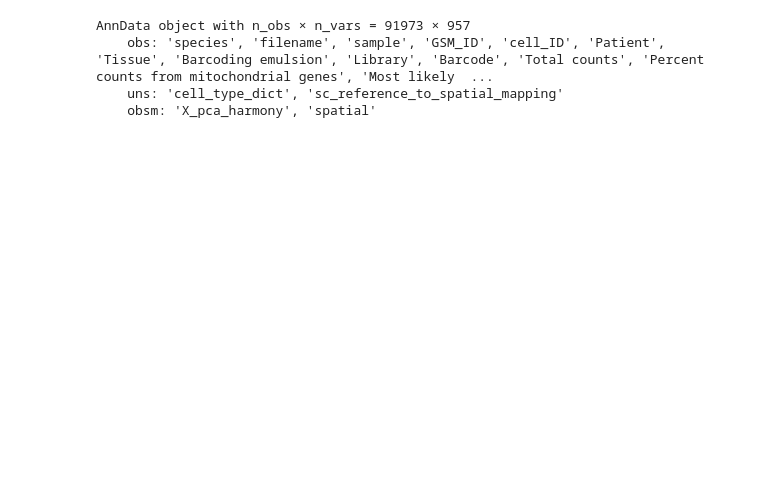
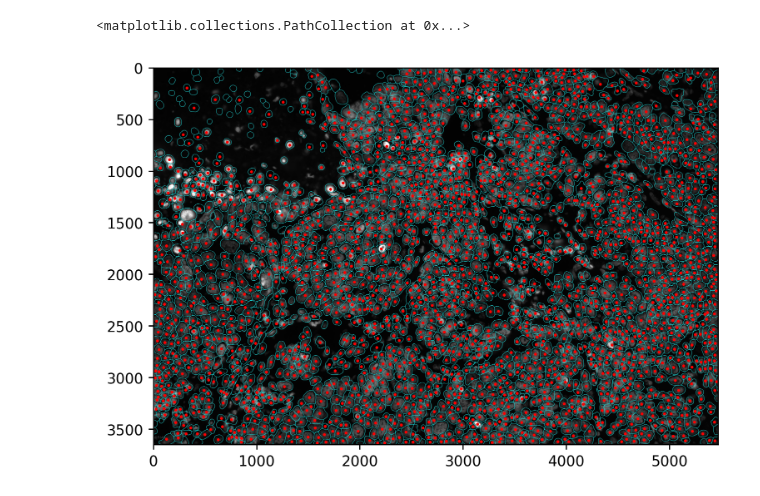
Before and after one commit to gkrieg/Syndri, a Jupyter notebook: data/nsclc_cosmx/ScratchPaper.ipynb, the cells around one changed output. Saved outputs shown, nothing was run; the diff lists cells and outputs as text; code cells hidden in the pictures; blank space fills up the shorter version.

```diff
--- a/data/nsclc_cosmx/ScratchPaper.ipynb
+++ b/data/nsclc_cosmx/ScratchPaper.ipynb
@@ -1,4 +18,4 @@
 # %%
 import anndata as ad
-
-sc_data = ad.read_h5ad('/work/magroup/skrieger/Syndri/data/trainsets/10x_Lung9Rep1_nsclc_integrated.h5ad')
+adata = ad.read_h5ad('/work/magroup/skrieger/Syndri/data/datasets/nsclc_cosmx/interim/spatial/st_integrated_slice-Lung6.h5ad')
+adata.obs
@@ -5,7 +37,17 @@ sc_data = ad.read_h5ad('/work/magroup/skrieger/Syndri/data/trainsets/10x_Lung9Re
-# %%
-sc_data
-# %% [output]
-AnnData object with n_obs × n_vars = 91973 × 957
-    obs: 'species', 'filename', 'sample', 'GSM_ID', 'cell_ID', 'Patient', 'Tissue', 'Barcoding emulsion', 'Library', 'Barcode', 'Total counts', 'Percent counts from mitochondrial genes', 'Most likely  ...
-    uns: 'cell_type_dict', 'sc_reference_to_spatial_mapping'
-    obsm: 'X_pca_harmony', 'spatial'
+# %%
+from PIL import Image
+import matplotlib.pyplot as plt
+import numpy as np
+
+# 1. Read the JPG image
+img = Image.open("/work/magroup/skrieger/Syndri/data/datasets/nsclc_cosmx/raw/spatial/Lung6/Lung6-Flat_files_and_images/CellOverlay/CellOverlay_F001.jpg")
+img = np.flip(np.asarray(img),axis=0)
+
+# 2. Plot the image
+fig,ax = plt.subplots(figsize=(7,5),dpi=250)
+ax.imshow(img)
+ax.scatter(x=adata[adata.obs['fov']==1].obs['CenterX_local_px'].values,y=adata[adata.obs['fov']==1].obs['CenterY_local_px'].values,s=1,c='red')
+# plt.axis("off")  # Optional: hides the x and y pixel axes
+# %% [output]
+<matplotlib.collections.PathCollection at 0x...>
+[figure, added]
```
Also changed, not shown: parts of 5 cells of this notebook, 43 other files.
